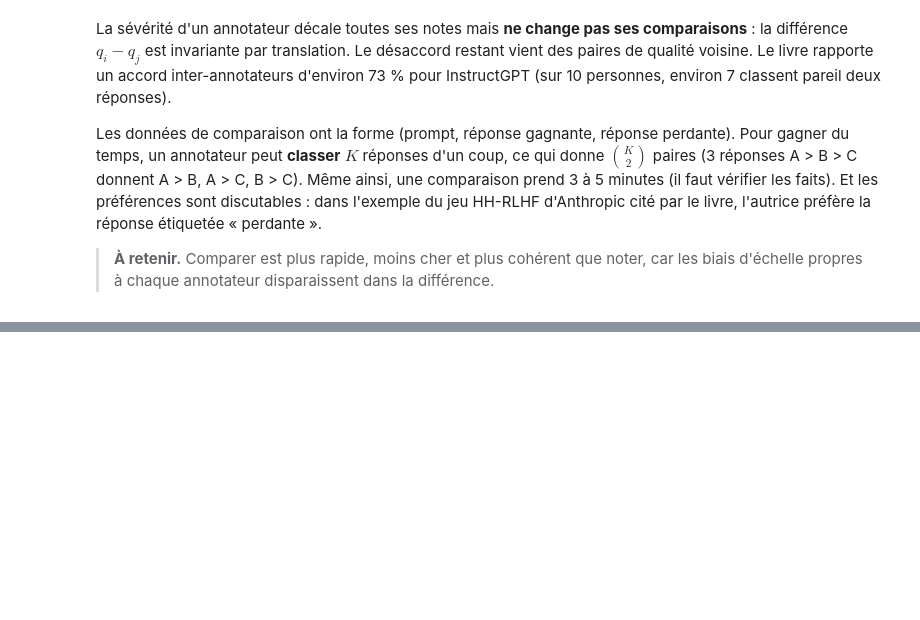
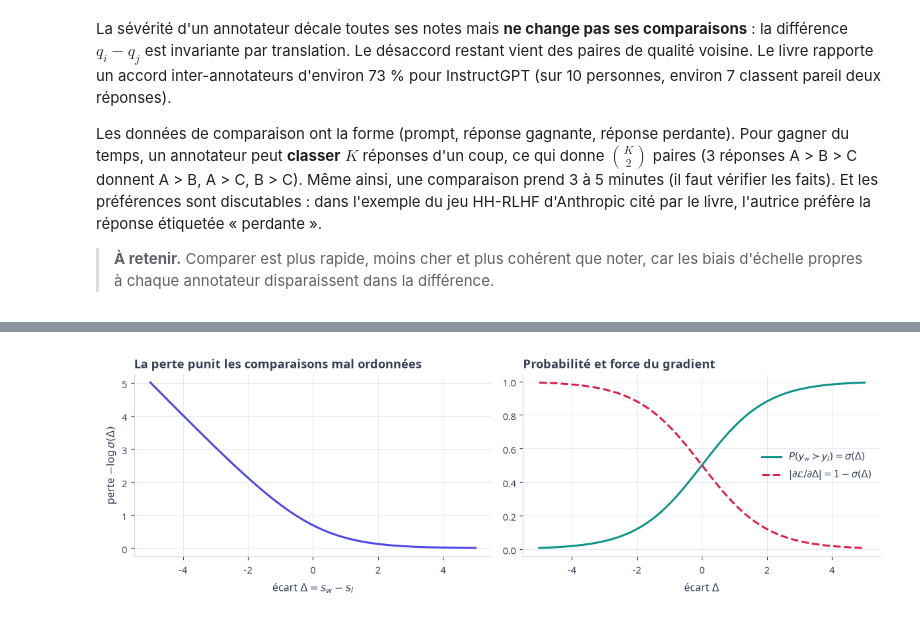
Before and after one commit to gwils28/AI_Engineering__ByTheBook, a Jupyter notebook: notebooks/ch02_comprendre_modeles_fondation/ch02_cours_3_post_entrainement.ipynb, the cells around one changed output, grey strips where cells are left out. Cells and saved outputs as stored; diff of their text form; code cells hidden in the pictures; blank space fills up the shorter version.

```diff
--- a/notebooks/ch02_comprendre_modeles_fondation/ch02_cours_3_post_entrainement.ipynb
+++ b/notebooks/ch02_comprendre_modeles_fondation/ch02_cours_3_post_entrainement.ipynb
@@ -334,0 +351,12 @@ préfère la réponse étiquetée « perdante ».
+# %%
+delta = np.linspace(-5, 5, 300)
+fig, axes = plt.subplots(1, 2, figsize=(11, 3.6))
+axes[0].plot(delta, -m.log_sigmoid(delta), color=INDIGO)
+axes[0].set_xlabel(r"écart $\Delta = s_w - s_l$"); axes[0].set_ylabel(r"perte $-\log\sigma(\Delta)$")
+axes[0].set_title("La perte punit les comparaisons mal ordonnées")
+axes[1].plot(delta, m.sigmoid(delta), color=TEAL, label=r"$P(y_w \succ y_l) = \sigma(\Delta)$")
+axes[1].plot(delta, 1 - m.sigmoid(delta), color=ROSE, ls="--", label=r"$|\partial \mathcal{L}/\partial\Delta| = 1-\sigma(\Delta)$")
+axes[1].set_xlabel(r"écart $\Delta$"); axes[1].legend(); axes[1].set_title("Probabilité et force du gradient")
+plt.tight_layout(); plt.show()
+# %% [output]
+[figure, added]
```
Also changed, not shown: parts of 14 cells of this notebook.
